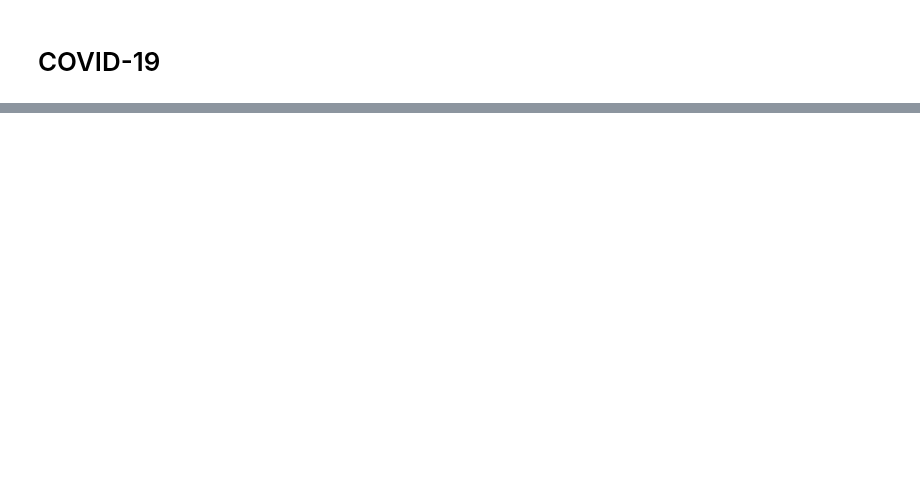
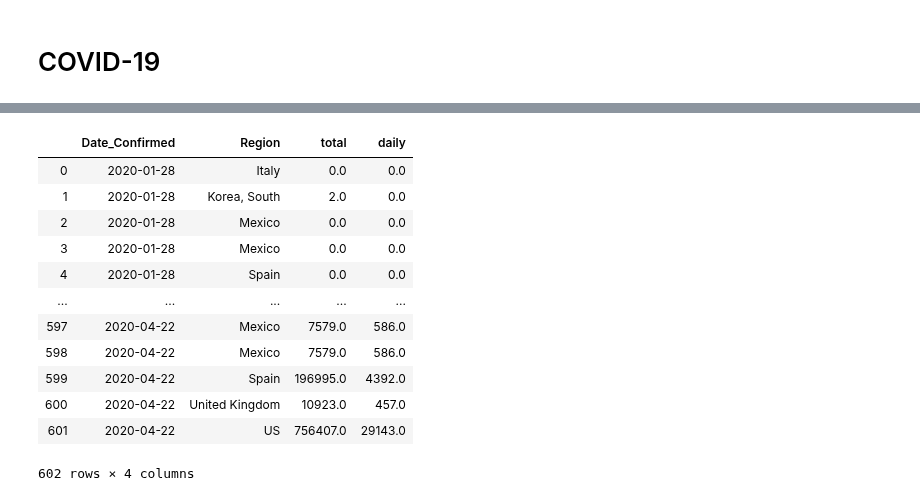
Before and after one commit to marianarf/covid19_mexico_analysis, a Jupyter notebook: 02_process_data.ipynb, the cells around one changed output, grey strips where cells are left out. Saved outputs shown, nothing was run; the diff lists cells and outputs as text; code cells hidden in the pictures; blank space fills up the shorter version.

```diff
--- a/02_process_data.ipynb
+++ b/02_process_data.ipynb
@@ -83,5 +99,22 @@ tbl.tail()
 # %%
-# Right format for plotly (long, instead of wide)
+# Convert format to fit this plotly express template (long, instead of wide):
 # https://plotly.com/python/animations/#using-a-slider-and-buttons
 # https://raw.githubusercontent.com/plotly/datasets/master/gapminderDataFiveYear.csv
-plot_data = (tbl.reset_index()).to_csv('output_data/time_series/rolling-time-series.csv', index=False)
+tbl_long = tbl.reset_index()
+tbl_long.to_csv('output_data/time_series/rolling-time-series.csv', index=False)
+# %%
+tbl_long
+# %% [output]
+|  | Date_Confirmed | Region | total | daily |
+| 0 | 2020-01-28 | Italy | 0.0 | 0.0 |
+| 1 | 2020-01-28 | Korea, South | 2.0 | 0.0 |
+| 2 | 2020-01-28 | Mexico | 0.0 | 0.0 |
+| 3 | 2020-01-28 | Mexico | 0.0 | 0.0 |
+| 4 | 2020-01-28 | Spain | 0.0 | 0.0 |
+| ... | ... | ... | ... | ... |
+| 597 | 2020-04-22 | Mexico | 7579.0 | 586.0 |
+| 598 | 2020-04-22 | Mexico | 7579.0 | 586.0 |
+| 599 | 2020-04-22 | Spain | 196995.0 | 4392.0 |
+| 600 | 2020-04-22 | United Kingdom | 10923.0 | 457.0 |
+| 601 | 2020-04-22 | US | 756407.0 | 29143.0 |
+602 rows × 4 columns
```
Also changed, not shown: parts of 6 cells of this notebook, 9 other files.
